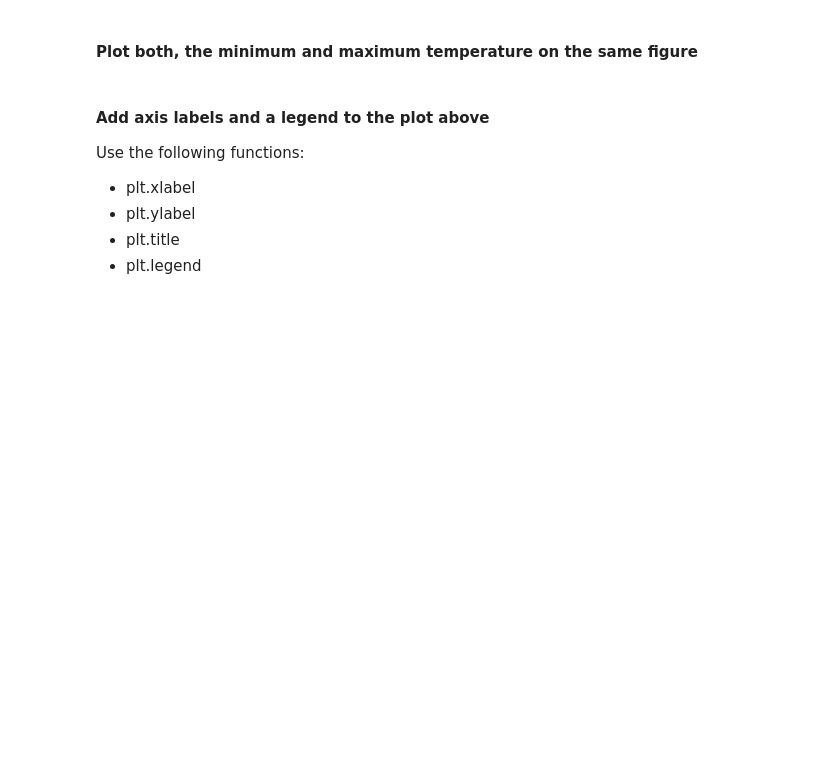
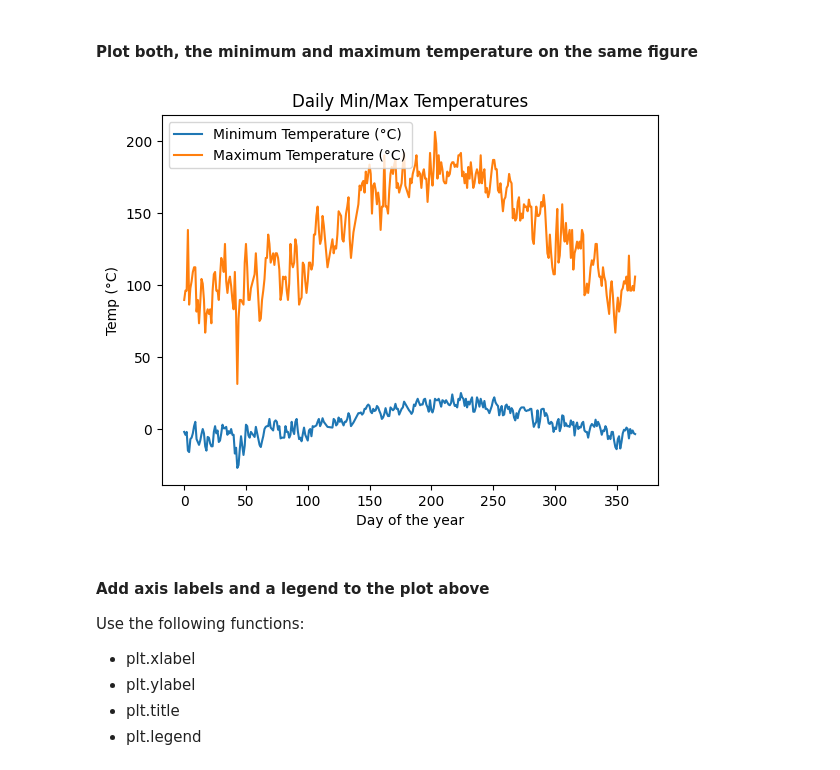
Before and after one commit to whatnirja/PyData2025, a Jupyter notebook: Lab_Week3_Numpy/lab3_Exercise.ipynb, the cells around one changed output. Saved outputs shown, nothing was run; the diff lists cells and outputs as text; code cells hidden in the pictures; blank space fills up the shorter version.

```diff
--- a/Lab_Week3_Numpy/lab3_Exercise.ipynb
+++ b/Lab_Week3_Numpy/lab3_Exercise.ipynb
@@ -230,5 +386,16 @@ dtype('float64')
 # %% [markdown]
 #### Plot both, the minimum and maximum temperature on the same figure
+# %%
+plt.figure()
+plt.plot(day, min_temp, label="Minimum Temperature (°C)")
+plt.plot(day, max_temp, label="Maximum Temperature (°C)")
+plt.xlabel("Day of the year")
+plt.ylabel("Temp (°C)")
+plt.title("Daily Min/Max Temperatures")
+plt.legend()
+plt.show()
+# %% [output]
+[figure, added]
 # %% [markdown]
 #### Add axis labels and a legend to the plot above
 Use the following functions:
```
Also changed, not shown: parts of 47 cells of this notebook.
